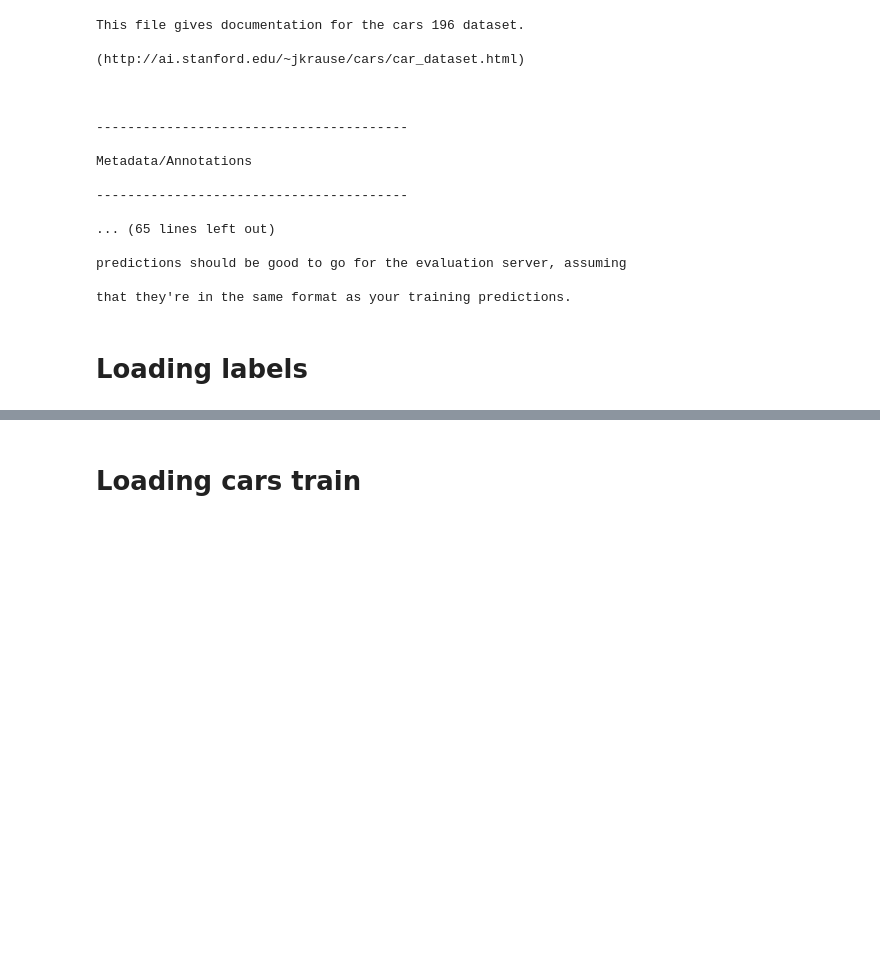
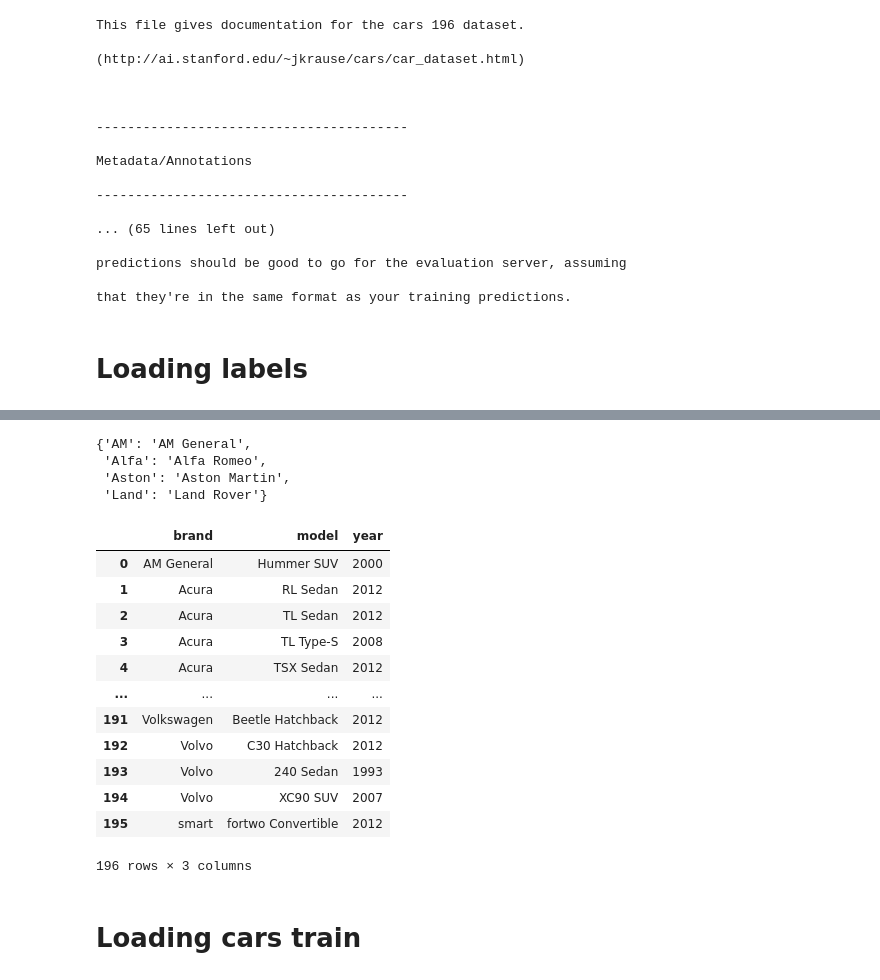
Before and after one commit to Poehavshi/Text2CarsGeneration, a Jupyter notebook: RawDatasetsPreprocessing/create_shards.ipynb, the cells around one changed output, grey strips where cells are left out. Saved outputs shown, nothing was run; the diff lists cells and outputs as text; code cells hidden in the pictures; blank space fills up the shorter version.

```diff
--- a/RawDatasetsPreprocessing/create_shards.ipynb
+++ b/RawDatasetsPreprocessing/create_shards.ipynb
@@ -67,3 +65,44 @@ labels.head()
+# %%
+# !TODO поменять список на файл (возможно даже на файл со всеми брендами)
+multi_word_brands = ['AM General', 'Alfa Romeo', 'Aston Martin', 'Land Rover']
+multi_word_brands_correction = {brand.split()[0]:brand for brand in multi_word_brands}
+multi_word_brands_correction
+# %% [output]
+{'AM': 'AM General',
+ 'Alfa': 'Alfa Romeo',
+ 'Aston': 'Aston Martin',
+ 'Land': 'Land Rover'}
+# %%
+labels = {'brand':[], 'model':[], 'year':[]}
+for class_name in cars_meta['class_names'][0]:
+    class_name_list = class_name[0].split()
+    brand = class_name_list[0]
+    if brand in multi_word_brands_correction:
+        brand = multi_word_brands_correction[brand]
+        model = ' '.join(class_name_list[2:-1])
+    else:
+        model = ' '.join(class_name_list[1:-1])
+    year = class_name_list[-1]
+
+    labels['brand'].append(brand)
+    labels['model'].append(model)
+    labels['year'].append(year)
+labels = pd.DataFrame(labels)
+labels
+# %% [output]
+|  | brand | model | year |
+| 0 | AM General | Hummer SUV | 2000 |
+| 1 | Acura | RL Sedan | 2012 |
+| 2 | Acura | TL Sedan | 2012 |
+| 3 | Acura | TL Type-S | 2008 |
+| 4 | Acura | TSX Sedan | 2012 |
+| ... | ... | ... | ... |
+| 191 | Volkswagen | Beetle Hatchback | 2012 |
+| 192 | Volvo | C30 Hatchback | 2012 |
+| 193 | Volvo | 240 Sedan | 1993 |
+| 194 | Volvo | XC90 SUV | 2007 |
+| 195 | smart | fortwo Convertible | 2012 |
+196 rows × 3 columns
 # %% [markdown]
 # Loading cars train
 # %%
```
Also changed, not shown: parts of 6 cells of this notebook, 1 other file.
